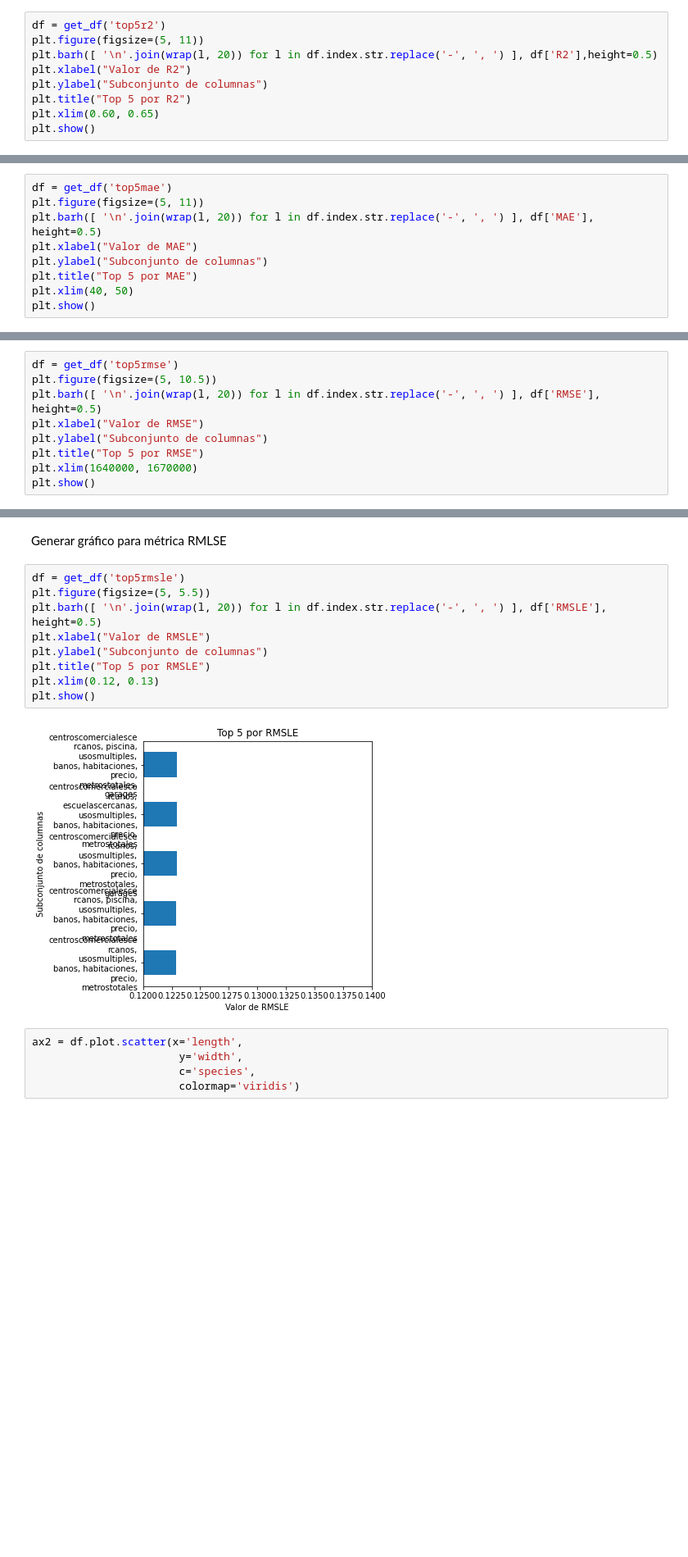
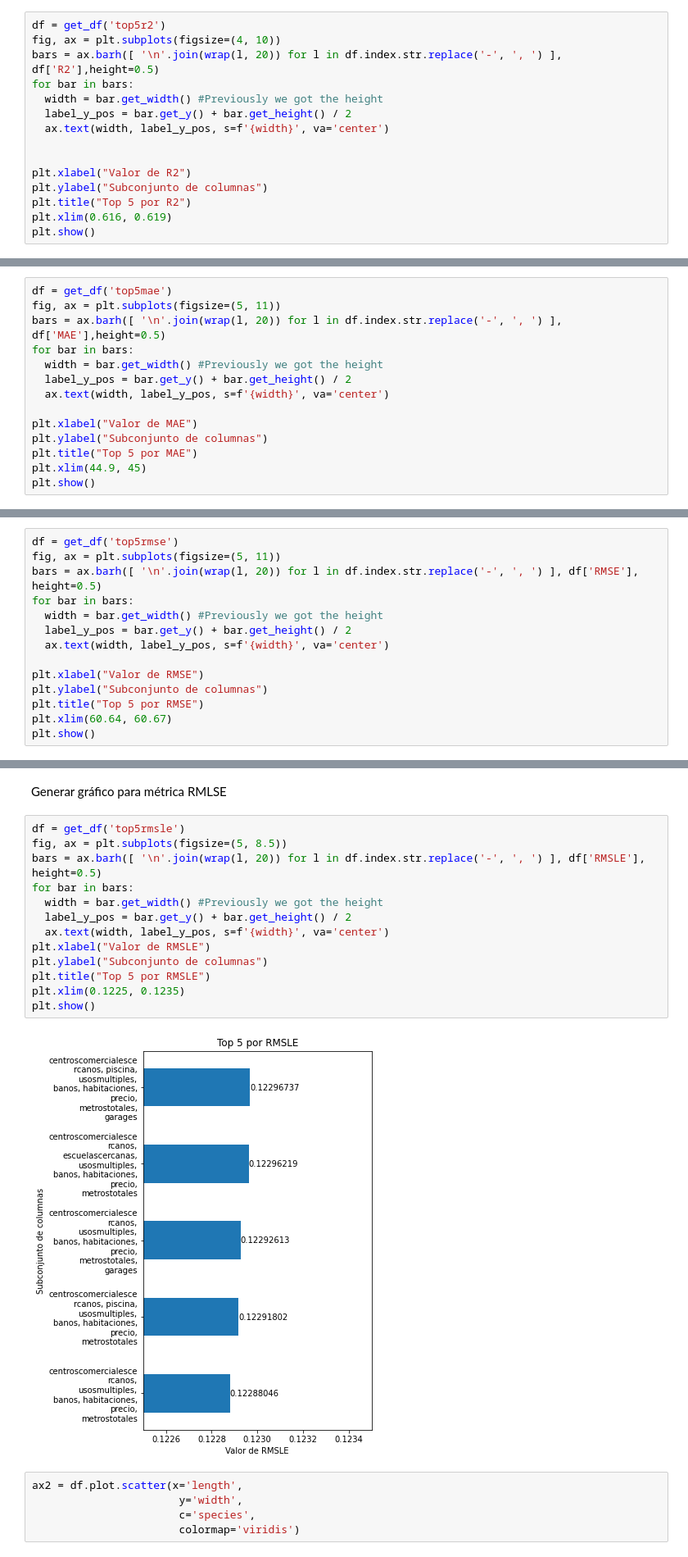
Before and after one commit to Martosaied/metnum-tp3, a Jupyter notebook: table-generator/metroscubiertos/generador-graficos.ipynb, the cells around one changed output, grey strips where cells are left out. Shown at 82% size. Saved outputs shown, nothing was run; the diff lists cells and outputs as text; blank space fills up the shorter version.

Commit message:
Labels

```diff
--- a/table-generator/metroscubiertos/generador-graficos.ipynb
+++ b/table-generator/metroscubiertos/generador-graficos.ipynb
@@ -14,11 +19,17 @@ def get_df(filename):
 Generar gráfico para métrica R2
 # %%
 df = get_df('top5r2')
-plt.figure(figsize=(5, 11))
-plt.barh([ '\n'.join(wrap(l, 20)) for l in df.index.str.replace('-', ', ') ], df['R2'],height=0.5)
+fig, ax = plt.subplots(figsize=(4, 10))
+bars = ax.barh([ '\n'.join(wrap(l, 20)) for l in df.index.str.replace('-', ', ') ], df['R2'],height=0.5)
+for bar in bars:
+  width = bar.get_width() #Previously we got the height
+  label_y_pos = bar.get_y() + bar.get_height() / 2
+  ax.text(width, label_y_pos, s=f'{width}', va='center')
+
+
 plt.xlabel("Valor de R2")
 plt.ylabel("Subconjunto de columnas")
 plt.title("Top 5 por R2")
-plt.xlim(0.60, 0.65)
+plt.xlim(0.616, 0.619)
 plt.show()
 # %% [output]
@@ -27,11 +38,16 @@ plt.show()
 Generar gráfico para métrica MAE
 # %%
 df = get_df('top5mae')
-plt.figure(figsize=(5, 11))
-plt.barh([ '\n'.join(wrap(l, 20)) for l in df.index.str.replace('-', ', ') ], df['MAE'], height=0.5)
+fig, ax = plt.subplots(figsize=(5, 11))
+bars = ax.barh([ '\n'.join(wrap(l, 20)) for l in df.index.str.replace('-', ', ') ], df['MAE'],height=0.5)
+for bar in bars:
+  width = bar.get_width() #Previously we got the height
+  label_y_pos = bar.get_y() + bar.get_height() / 2
+  ax.text(width, label_y_pos, s=f'{width}', va='center')
+
 plt.xlabel("Valor de MAE")
 plt.ylabel("Subconjunto de columnas")
 plt.title("Top 5 por MAE")
-plt.xlim(40, 50)
+plt.xlim(44.9, 45)
 plt.show()
 # %% [output]
@@ -40,11 +56,16 @@ plt.show()
 Generar gráfico para métrica RMSE
 # %%
 df = get_df('top5rmse')
-plt.figure(figsize=(5, 10.5))
-plt.barh([ '\n'.join(wrap(l, 20)) for l in df.index.str.replace('-', ', ') ], df['RMSE'], height=0.5)
+fig, ax = plt.subplots(figsize=(5, 11))
+bars = ax.barh([ '\n'.join(wrap(l, 20)) for l in df.index.str.replace('-', ', ') ], df['RMSE'], height=0.5)
+for bar in bars:
+  width = bar.get_width() #Previously we got the height
+  label_y_pos = bar.get_y() + bar.get_height() / 2
+  ax.text(width, label_y_pos, s=f'{width}', va='center')
+
 plt.xlabel("Valor de RMSE")
 plt.ylabel("Subconjunto de columnas")
 plt.title("Top 5 por RMSE")
-plt.xlim(1640000, 1670000)
+plt.xlim(60.64, 60.67)
 plt.show()
 # %% [output]
@@ -53,15 +74,19 @@ plt.show()
 Generar gráfico para métrica RMLSE
 # %%
 df = get_df('top5rmsle')
-plt.figure(figsize=(5, 5.5))
-plt.barh([ '\n'.join(wrap(l, 20)) for l in df.index.str.replace('-', ', ') ], df['RMSLE'], height=0.5)
+fig, ax = plt.subplots(figsize=(5, 8.5))
+bars = ax.barh([ '\n'.join(wrap(l, 20)) for l in df.index.str.replace('-', ', ') ], df['RMSLE'], height=0.5)
+for bar in bars:
+  width = bar.get_width() #Previously we got the height
+  label_y_pos = bar.get_y() + bar.get_height() / 2
+  ax.text(width, label_y_pos, s=f'{width}', va='center')
 plt.xlabel("Valor de RMSLE")
 plt.ylabel("Subconjunto de columnas")
 plt.title("Top 5 por RMSLE")
-plt.xlim(0.12, 0.13)
+plt.xlim(0.1225, 0.1235)
 plt.show()
 # %% [output]
-[figure, old version]
+[figure, new version]
 # %%
 ax2 = df.plot.scatter(x='length',
                        y='width',
```
Also changed, not shown: parts of 4 cells of this notebook, 1 other file.
